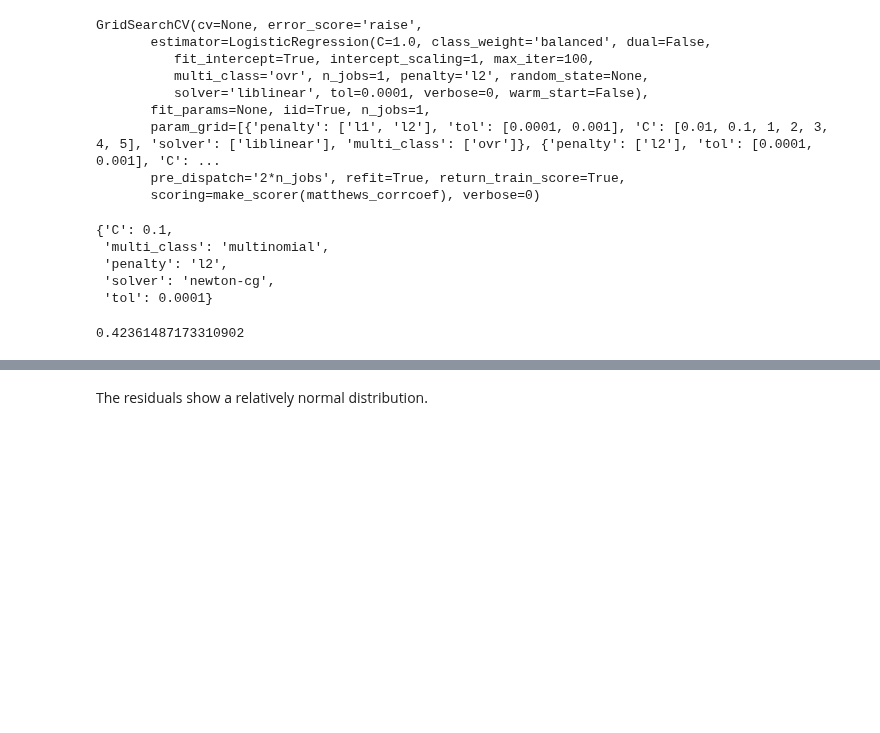
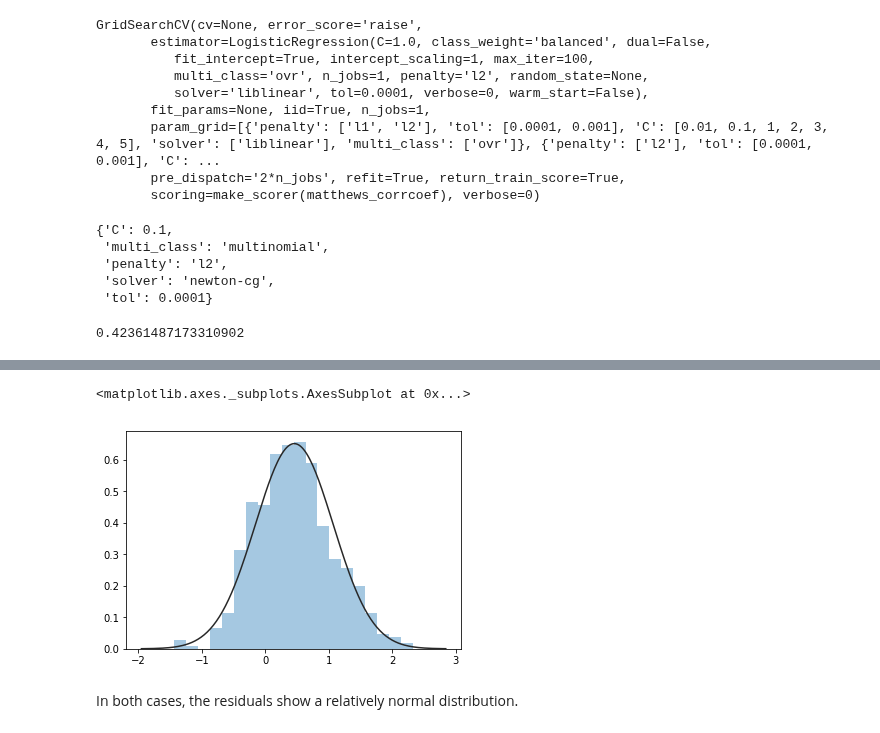
Before and after one commit to vincegiorno/drug_deaths, a Jupyter notebook: drug_deaths.ipynb, the cells around one changed output, grey strips where cells are left out. Drawn from its saved outputs; the diff is of its cells as text; code cells hidden in the pictures; blank space fills up the shorter version.

```diff
--- a/drug_deaths.ipynb
+++ b/drug_deaths.ipynb
@@ -1121,5 +1120,11 @@ fig = plt.hist(residuals, bins=38)
+# %%
+residuals = model2.best_estimator_.decision_function(X_test)
+sns.distplot(residuals, fit=norm, kde=False)
+# %% [output]
+<matplotlib.axes._subplots.AxesSubplot at 0x...>
+[figure, added]
 # %% [markdown]
-The residuals show a relatively normal distribution.
+In both cases, the residuals show a relatively normal distribution.
 # %%
 feature_rank = zip(X_train.columns, model.best_estimator_.coef_[0])
 results = sorted(feature_rank, key=lambda tup: tup[1], reverse=True)
```
Also changed, not shown: parts of 7 cells of this notebook.
